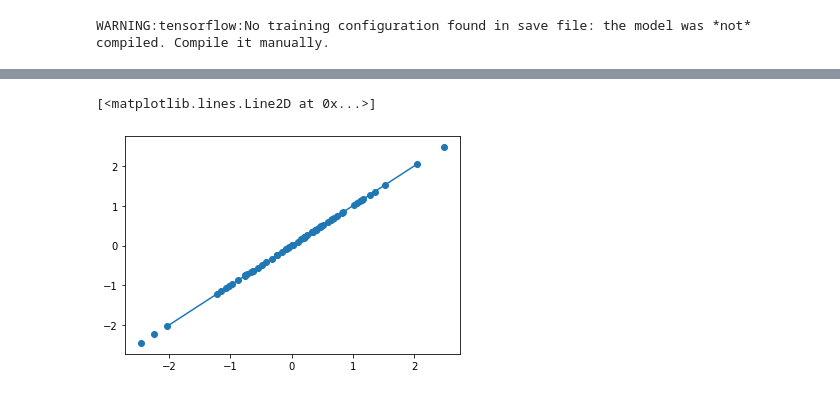
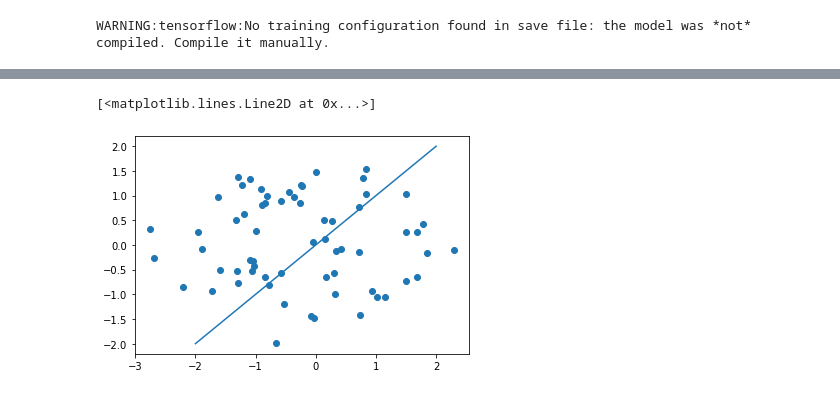
Before and after one commit to b-thorne/began, a Jupyter notebook: notebooks/tfp-minimization.ipynb, the cells around one changed output, grey strips where cells are left out. Cells and saved outputs as stored; diff of their text form; code cells hidden in the pictures.

```diff
--- a/notebooks/tfp-minimization.ipynb
+++ b/notebooks/tfp-minimization.ipynb
@@ -85,10 +104,10 @@ TypeError: 'NoneType' object is not subscriptable
 # %%
-def l2(x):
-    with tf.GradientTape() as tape:
-        tape.watch(x)
-        loss_value = tf.linalg.norm(gen(x) - ma)
-    jac = tape.gradient(loss_value,x)
-    loss_value = tf.reshape(loss_value, [1])
-    return loss_value,jac
-
-l2(tf.Variable(np.random.randn(1, 64)))
+def get_L2_loss_and_gradient_function(ma, generator):
+    def L2_loss_and_gradient(x):
+        with tf.GradientTape() as tape:
+            tape.watch(x)
+            loss = tf.linalg.norm(generator(x) - ma)
+        jac = tape.gradient(loss, x)
+        loss_value = tf.reshape(loss, [1])
+        return loss_value, jac
+    return L2_loss_and_gradient
@@ -113,0 +114,8 @@ l2(tf.Variable(np.random.randn(1, 64)))
+# %%
+z_in = np.random.randn(1, 64)
+ma = gen(z_in)
+
+fwhm_in_pix = 120. / 5.
+sigma = fwhm_in_pix / np.sqrt(8 * np.log(2))
+print('Sigma:', sigma)
+ma_smo = gaussian_filter(ma[0, :, :, 0], sigma)
@@ -114,3 +124,5 @@ l2(tf.Variable(np.random.randn(1, 64)))
+# %%
+l2 = get_L2_loss_and_gradient_function(ma_smo, gen)
 # %%
 x = tf.Variable(np.random.randn(1, 64), dtype=np.float32)
-opt = tfp.optimizer.lbfgs_minimize(l2, initial_position=x, tolerance=1e-03, max_iterations=200)
+opt = tfp.optimizer.lbfgs_minimize(l2, initial_position=x, max_iterations=20000, tolerance=1e-08)
@@ -151,7 +129,7 @@ array([[ 0.22102793, -0.6309637 ,  0.50750358,  0.65494294, -0.08698651,
 # %%
 fig, ax = plt.subplots(1, 1)
-ax.scatter(z, opt.position.numpy())
+ax.scatter(z_in, opt.position.numpy())
 ax.plot(np.linspace(-2, 2), np.linspace(-2, 2))
 # %% [output]
 [<matplotlib.lines.Line2D at 0x...>]
-[figure, old version]
+[figure, new version]
```
Also changed, not shown: parts of 27 cells of this notebook, 1 other file.
